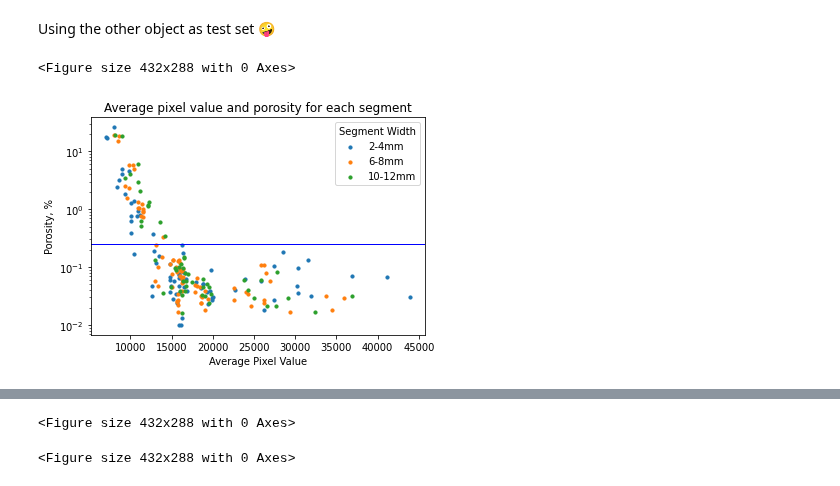
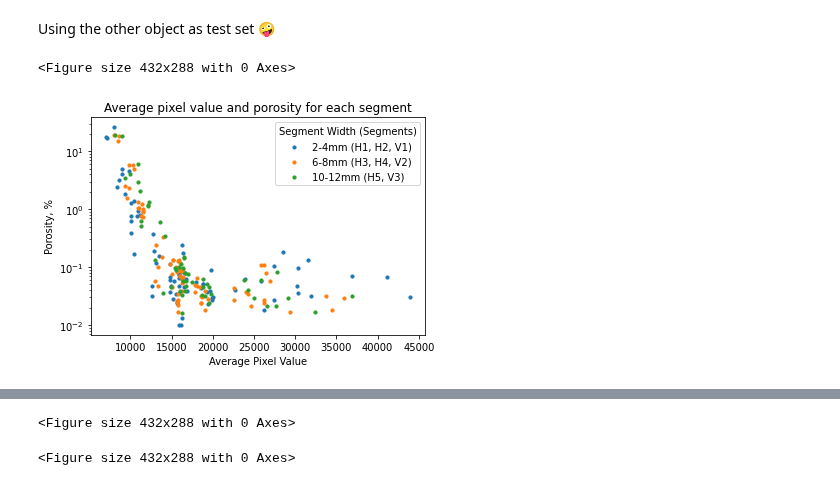
Before and after one commit to ErikSievers/thesis, a Jupyter notebook: final-notebook-v3.ipynb, the cells around one changed output, grey strips where cells are left out. Cells and saved outputs as stored; diff of their text form; code cells hidden in the pictures.

```diff
--- a/final-notebook-v3.ipynb
+++ b/final-notebook-v3.ipynb
@@ -107,9 +107,9 @@ hsegments = [0,26,50,74,98,122]
 powderthickness = 80
 endlayer = 187
 separate_test = True
-objectsplit = 2
-upsamplingratio = 2
-positive_multiplier = 2
+objectsplit = 1
+upsamplingratio = 1
+positive_multiplier = 1
 porositythreshold = 0.10
 
 paths = pathlib.Path('./OT data 80 um/int').glob('*.tif')
@@ -209,38 +209,103 @@ x1 = X[trainobjectinfo.Segment == 1]
 y1 = Y[trainobjectinfo.Segment == 1]
 x2 = X[trainobjectinfo.Segment == 2]
 y2 = Y[trainobjectinfo.Segment == 2]
 x3 = X[trainobjectinfo.Segment == 3]
 y3 = Y[trainobjectinfo.Segment == 3]
 x4 = X[trainobjectinfo.Segment == 4]
 y4 = Y[trainobjectinfo.Segment == 4]
 x5 = X[trainobjectinfo.Segment == 5]
 y5 = Y[trainobjectinfo.Segment == 5]
 x6 = X2[testobjectinfo.Segment == 1]
 y6 = Y2[testobjectinfo.Segment == 1]
 x7 = X2[testobjectinfo.Segment == 2]
 y7 = Y2[testobjectinfo.Segment == 2]
 x8 = X2[testobjectinfo.Segment == 3]
 y8 = Y2[testobjectinfo.Segment == 3]
 
-plt.scatter([x1, x2, x6], [y1, y2, y6], s=10, label='2-4mm')
-plt.scatter([x3, x4, x7], [y3, y4, y7], s=10, label='6-8mm')
-plt.scatter([x5, x8], [y5, y8], s=10, label='10-12mm')
+plt.scatter([x1, x2, x6], [y1, y2, y6], s=10, label='2-4mm (H1, H2, V1)')
+plt.scatter([x3, x4, x7], [y3, y4, y7], s=10, label='6-8mm (H3, H4, V2)')
+plt.scatter([x5, x8], [y5, y8], s=10, label='10-12mm (H5, V3)')
 # plt.scatter(x4, y4, s=10, label='H4')
 # plt.scatter(x5, y5, s=10, label='H5')
 # plt.scatter(x6, y6, s=10, label='V1')
 # plt.scatter(x7, y7, s=10, label='V2')
 # plt.scatter(x8, y8, s=10, label='V3')
-plt.legend(loc="upper right", title="Segment Width")
+plt.legend(loc="upper right", title="Segment Width (Segments)")
 # legend1 = plt.legend(*scatter.legend_elements(),
 #                     loc="upper right", title="Segment")
-plt.axline((20000, porositythreshold), (20001, porositythreshold), linewidth=1, color='b')
+# plt.axline((20000, porositythreshold), (20001, porositythreshold), linewidth=1, color='b')
 # for index, row in segmentdf.iterrows():
 #     plt.annotate(text=row.Object, xy=(x[index], y[index]))
 plt.yscale('log')
+plt.savefig('otporosity.png', dpi=300)
 plt.figure()
-# plt.xscale('log')
 
-# testobjectinfo.drop(testobjectinfo[(testobjectinfo.Objectnumber == 28) | (testobjectinfo.Objectnumber == 21) ].index, inplace=True)
+Y = X
+Y2 = X2
+
+X = trainobjectinfo.VED
+X2 = testobjectinfo.VED
+
+x1 = X[trainobjectinfo.Segment == 1]
+y1 = Y[trainobjectinfo.Segment == 1]
+x2 = X[trainobjectinfo.Segment == 2]
+y2 = Y[trainobjectinfo.Segment == 2]
+x3 = X[trainobjectinfo.Segment == 3]
+y3 = Y[trainobjectinfo.Segment == 3]
+x4 = X[trainobjectinfo.Segment == 4]
+y4 = Y[trainobjectinfo.Segment == 4]
+x5 = X[trainobjectinfo.Segment == 5]
+y5 = Y[trainobjectinfo.Segment == 5]
+x6 = X2[testobjectinfo.Segment == 1]
+y6 = Y2[testobjectinfo.Segment == 1]
+x7 = X2[testobjectinfo.Segment == 2]
+y7 = Y2[testobjectinfo.Segment == 2]
+x8 = X2[testobjectinfo.Segment == 3]
+y8 = Y2[testobjectinfo.Segment == 3]
+
+plt.scatter([x1, x2, x6], [y1, y2, y6], s=10, label='2-4mm (H1, H2, V1)', zorder=3)
+plt.scatter([x3, x4, x7], [y3, y4, y7], s=10, label='6-8mm (H3, H4, V2)', zorder = 2)
+plt.scatter([x5, x8], [y5, y8], s=10, label='10-12mm (H5, V3)', zorder=1)
+plt.legend(loc="upper left", title="Segment Width (Segments)")
+plt.title("VED and average pixel value for each segment")
+plt.xlabel('VED, $J/mm^3$')
+plt.ylabel('Average Pixel Value')
+plt.savefig('vedot.png', dpi=300)
+plt.figure()
+
+Y = trainobjectinfo.Porosity
+Y2 = testobjectinfo.Porosity
+
+X = trainobjectinfo.VED
+X2 = testobjectinfo.VED
+
+x1 = X[trainobjectinfo.Segment == 1]
+y1 = Y[trainobjectinfo.Segment == 1]
+x2 = X[trainobjectinfo.Segment == 2]
+y2 = Y[trainobjectinfo.Segment == 2]
+x3 = X[trainobjectinfo.Segment == 3]
+y3 = Y[trainobjectinfo.Segment == 3]
+x4 = X[trainobjectinfo.Segment == 4]
+y4 = Y[trainobjectinfo.Segment == 4]
+x5 = X[trainobjectinfo.Segment == 5]
+y5 = Y[trainobjectinfo.Segment == 5]
+x6 = X2[testobjectinfo.Segment == 1]
+y6 = Y2[testobjectinfo.Segment == 1]
+x7 = X2[testobjectinfo.Segment == 2]
+y7 = Y2[testobjectinfo.Segment == 2]
+x8 = X2[testobjectinfo.Segment == 3]
+y8 = Y2[testobjectinfo.Segment == 3]
+
+plt.scatter([x1, x2, x6], [y1, y2, y6], s=10, label='2-4mm (H1, H2, V1)', zorder=3)
+plt.scatter([x3, x4, x7], [y3, y4, y7], s=10, label='6-8mm (H3, H4, V2)', zorder = 2)
+plt.scatter([x5, x8], [y5, y8], s=10, label='10-12mm (H5, V3)', zorder=1)
+plt.legend(loc="upper right", title="Segment Width (Segments)")
+plt.xlabel('VED, $J/mm^3$')
+plt.ylabel('Porosity, %')
+plt.yscale('log')
+plt.title("VED and porosity for each segment")
+plt.savefig('vedporosity.png', dpi=300)
+plt.figure()
 # %% [output]
 <Figure size 432x288 with 0 Axes>
-[figure, old version]
+[figure, new version]
```
Also changed, not shown: parts of 1 cell of this notebook.
